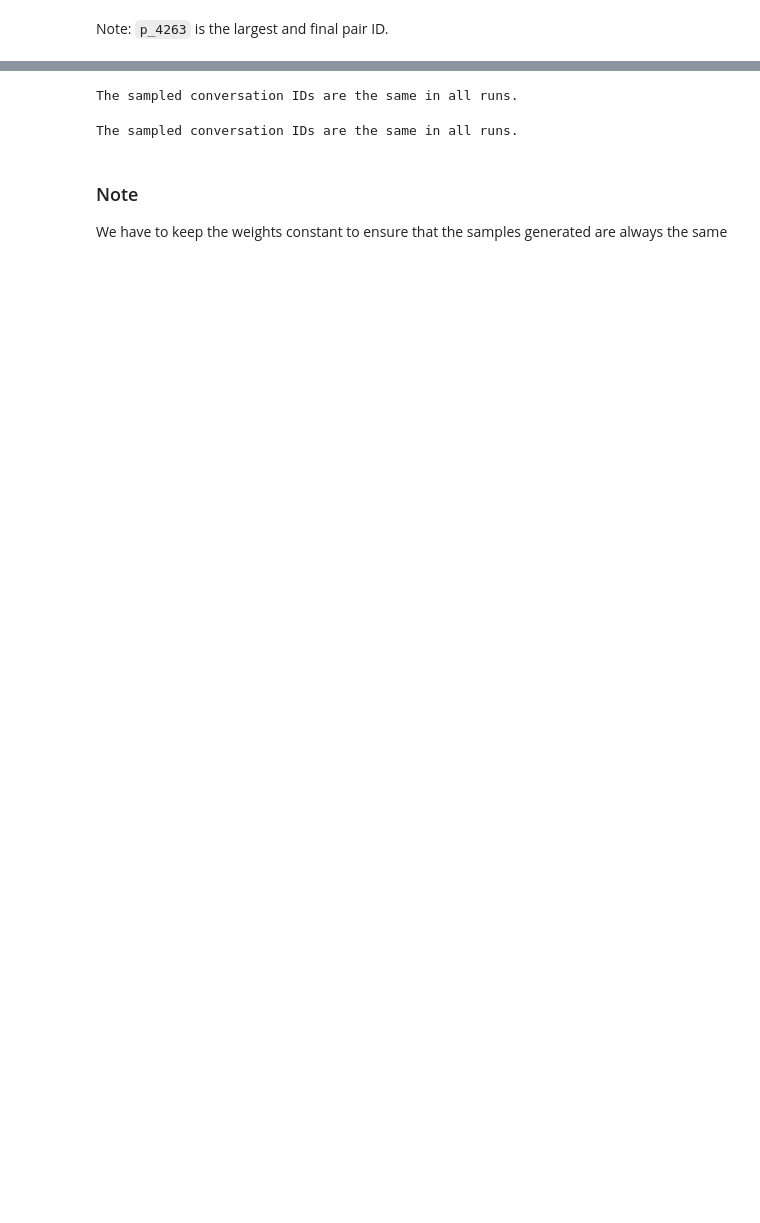
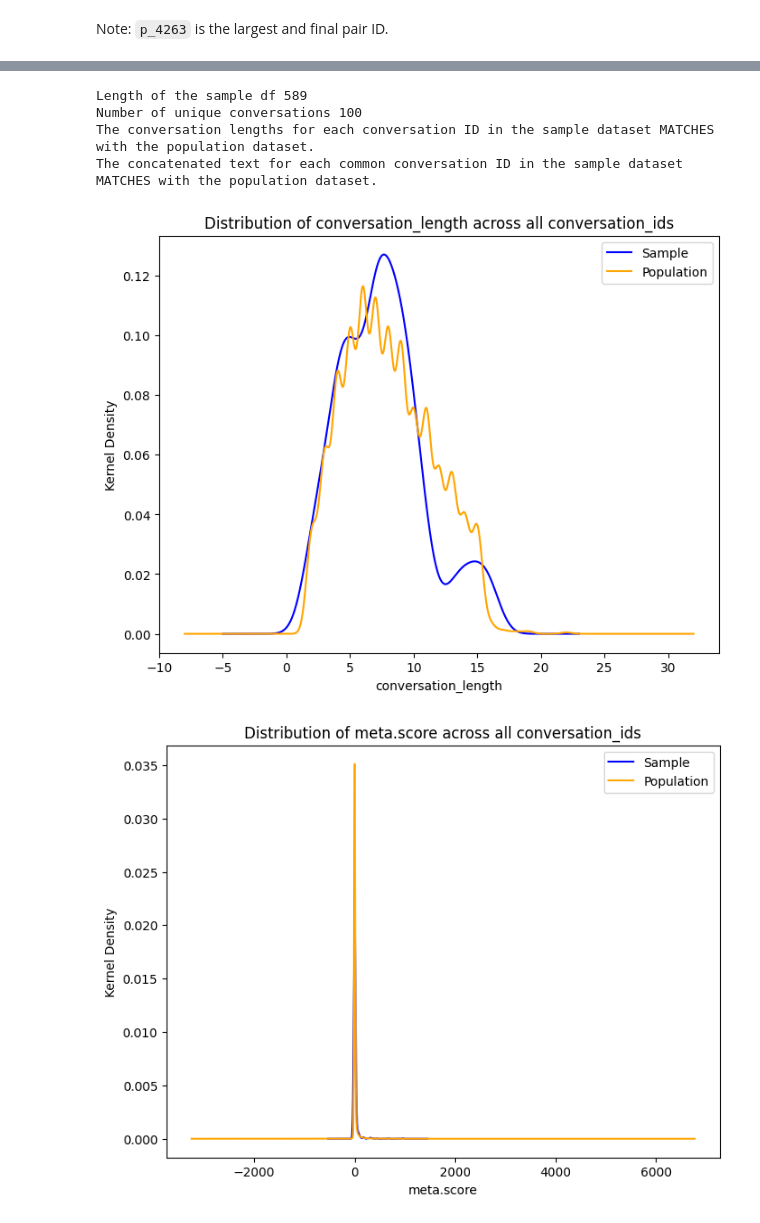
Before and after one commit to xehu/tpm-data-anotation, a Jupyter notebook: conflict_reddit_data/convokit_data_downloader.ipynb, the cells around one changed output, grey strips where cells are left out. Cells and saved outputs as stored; diff of their text form; code cells hidden in the pictures; blank space fills up the shorter version.

```diff
--- a/conflict_reddit_data/convokit_data_downloader.ipynb
+++ b/conflict_reddit_data/convokit_data_downloader.ipynb
@@ -127,8 +140,0 @@ df_awry.head()
-# %%
-#replace None with 0
-df_winning_conversations.fillna(0, inplace=True)
-df_awry.fillna(0, inplace=True)
-# %%
-#add conversation_length to the dfs
-df_winning_conversations['conversation_length'] = df_winning_conversations.groupby('psuedo_conv_id')['psuedo_conv_id'].transform('count')
-df_awry['conversation_length'] = df_awry.groupby('conversation_id')['conversation_id'].transform('count')
@@ -208,0 +181,17 @@ def get_samples(df, weights, sample_size, conv_id_col):
+# %%
+"""
+function: randomly_sample_conversations_ids
+
+@param df: the conversation dataframe
+@param n_conversations: the number of conversations to sample
+"""
+def randomly_sample_conversations_ids(df, n_conversations):
+    conversation_ids = list(set(df["CONV_ID"]))
+    return random.sample(conversation_ids, n_conversations)
+# %%
+random.seed(19104)
+N_CONVS = 100 # get 100 conversations each
+
+# Get sample of winning and awry conversations
+winning_sample = df_winning_conversations[df_winning_conversations["CONV_ID"].isin(randomly_sample_conversations_ids(df_winning_conversations, N_CONVS))]
+awry_sample = df_awry[df_awry["CONV_ID"].isin(randomly_sample_conversations_ids(df_awry, N_CONVS))]
@@ -321,11 +241,9 @@ def check_identical_samples(df, weights, num_runs, sample_size, conv_id_col):
-# %%
-check_identical_samples(df_awry, means_awry,5, 75, 'conversation_id')
-# %% [output]
-The sampled conversation IDs are the same in all runs.
-# %%
-check_identical_samples(df_winning_conversations, means_winning,5, 75, 'psuedo_conv_id')
-# %% [output]
-The sampled conversation IDs are the same in all runs.
-# %% [markdown]
-### Note
-We have to keep the weights constant to ensure that the samples generated are always the same
+# %%
+validate_samples(awry_sample,df_awry,["conversation_length", "meta.score"], "CONV_ID")
+# %% [output]
+Length of the sample df 589
+Number of unique conversations 100
+The conversation lengths for each conversation ID in the sample dataset MATCHES with the population dataset.
+The concatenated text for each common conversation ID in the sample dataset MATCHES with the population dataset.
+[figure, added]
+[figure, added]
```
Also changed, not shown: parts of 30 cells of this notebook, 6 other files.
